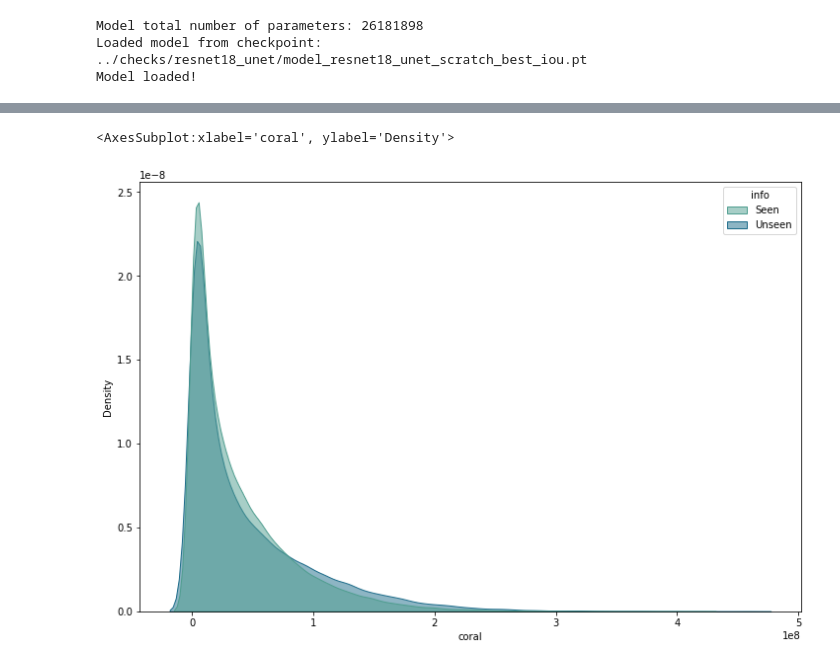
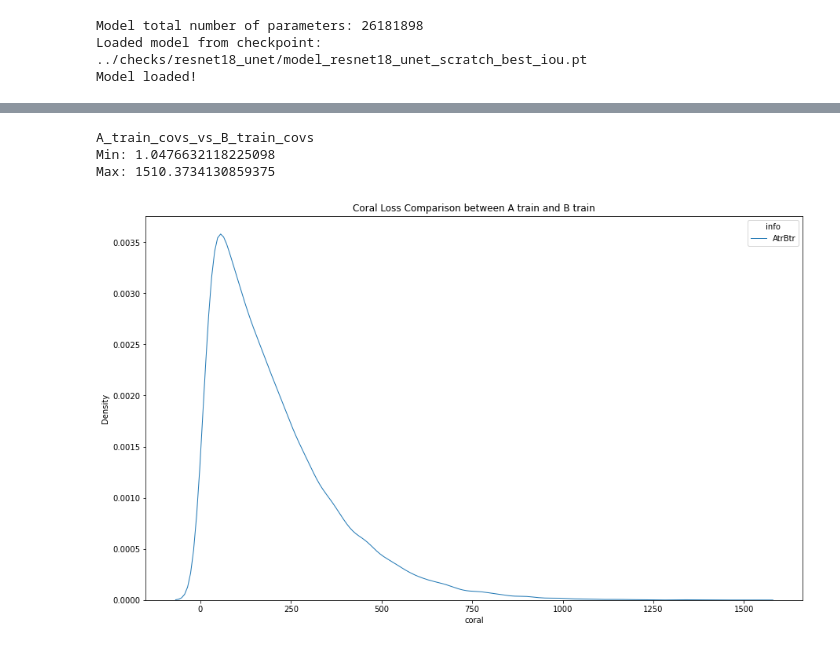
Before and after one commit to alalbiol/mnms_da, a Jupyter notebook: notebooks/mms2d_covariances.ipynb, the cells around one changed output, grey strips where cells are left out. Drawn from its saved outputs; the diff is of its cells as text; code cells hidden in the pictures.

Commit message:
more data partition options, coral improvements

```diff
--- a/notebooks/mms2d_covariances.ipynb
+++ b/notebooks/mms2d_covariances.ipynb
@@ -49,3 +50,10 @@ def coral(source, target):
 
     loss = loss / (4 * d * d)
     return loss
+# %%
+def coral_with_covs(source_c, target_c, num_classes=4):
+
+    loss = torch.sum(torch.mul((source_c - target_c), (source_c - target_c)))
+
+    loss = loss / (4 * num_classes * num_classes)
+    return loss
@@ -842,0 +772,14 @@ df_seen_unseen_coral = pd.concat([ df_AtrAte, df_AtrBtr, df_AtrBte, df_BtrBte, d
+# %%
+all_covs = {"A_train_covs": A_train_covs, "A_test_covs": A_test_covs, "B_train_covs": B_train_covs,
+            "B_test_covs": B_test_covs, "C_test_covs": C_test_covs, "D_test_covs": D_test_covs}
+# %%
+all_corals = {}
+for case1,case2 in tqdm(list(combinations(all_covs, 2))):
+    print(f"{case1}_vs_{case2}")
+    all_corals[f"{case1}_vs_{case2}"] = []
+
+    for case1_cov in all_covs[case1]:
+
+        for case2_cov in all_covs[case2]:
+            coral_loss = coral_with_covs(case1_cov, case2_cov)
+            all_corals[f"{case1}_vs_{case2}"].append(coral_loss.item())
@@ -843,10 +839,23 @@ df_seen_unseen_coral = pd.concat([ df_AtrAte, df_AtrBtr, df_AtrBte, df_BtrBte, d
+# %%
+print("A_train_covs_vs_B_train_covs")
+print("Min: " + str(np.array(all_corals["A_train_covs_vs_B_train_covs"]).min()))
+print("Max: " + str(np.array(all_corals["A_train_covs_vs_B_train_covs"]).max()))
+# %% [output]
+A_train_covs_vs_B_train_covs
+Min: 1.0476632118225098
+Max: 1510.3734130859375
 # %%
-plt.figure(figsize=(12,8))
+df_AtrBtr = pd.DataFrame({'coral':all_corals["A_train_covs_vs_B_train_covs"], 'info':["AtrBtr"]*len(all_corals["A_train_covs_vs_B_train_covs"])})
+df_1_coral = pd.concat([ df_AtrBtr ])
+
+
+plt.figure(figsize=(15,9))
 sns.kdeplot(
-   data=df_seen_unseen_coral, x="coral", hue="info",
-   fill=True, common_norm=False, palette="crest",
+   data=df_1_coral, x="coral", hue="info",
+   fill=False, common_norm=False, #palette="crest",
    alpha=.5, linewidth=1,
 )
+plt.title("Coral Loss Comparison between A train and B train")
+plt.savefig("AtrBtr.jpg", dpi=300)
 # %% [output]
-<AxesSubplot:xlabel='coral', ylabel='Density'>
-[figure, old version]
+[figure, new version]
```
Also changed, not shown: parts of 21 cells of this notebook, 7 other files.
